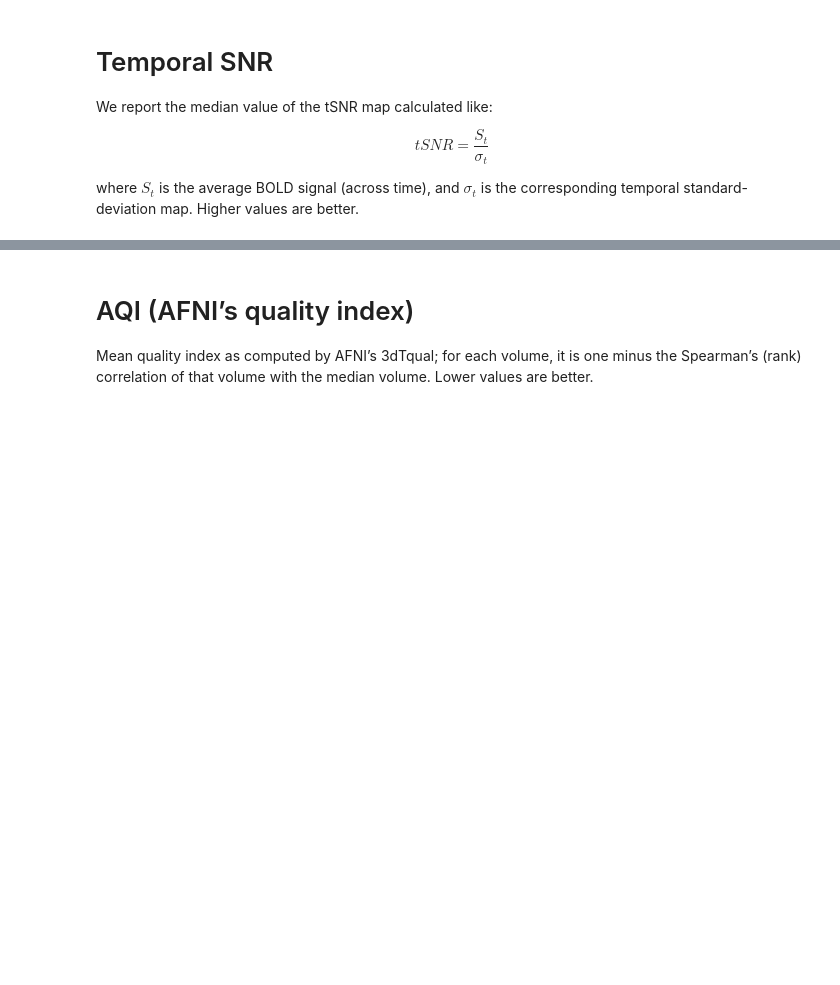
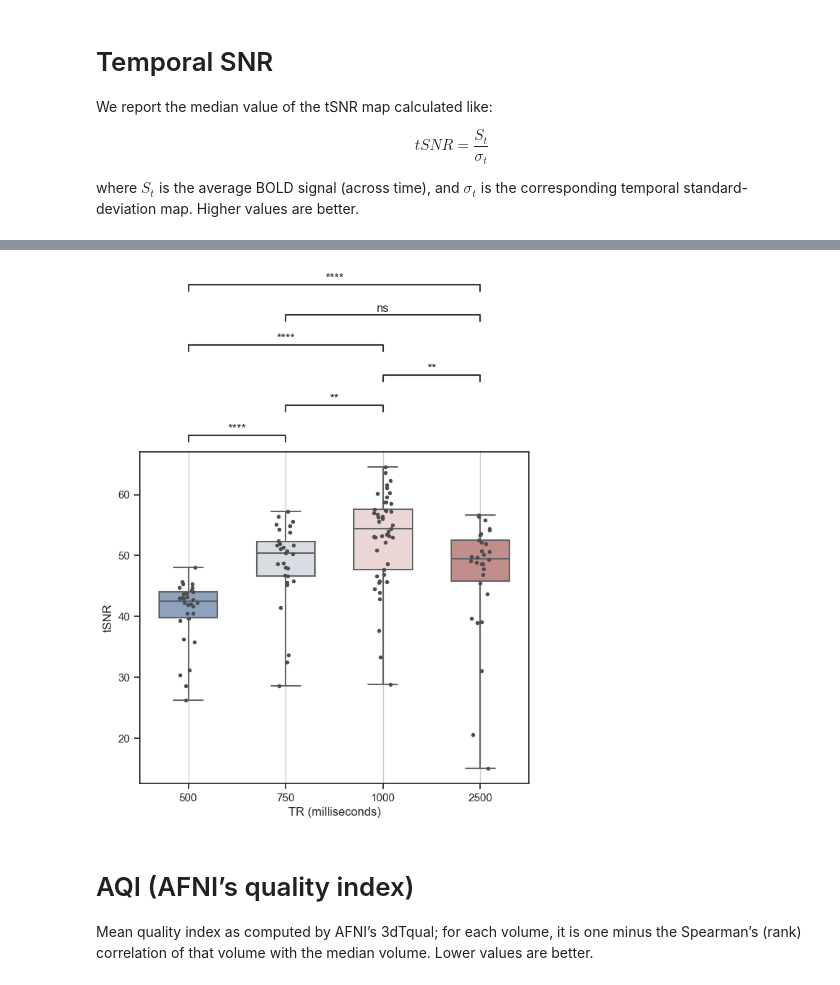
Before and after one commit to CIBIT-UC/vpmbtr, a Jupyter notebook: scripts/mriqc.ipynb, the cells around one changed output, grey strips where cells are left out. Cells and saved outputs as stored; diff of their text form; code cells hidden in the pictures; blank space fills up the shorter version.

```diff
--- a/scripts/mriqc.ipynb
+++ b/scripts/mriqc.ipynb
@@ -192,3 +186,8 @@ p-value annotation legend:
+# %%
+#| label: mriqc_tsnr
+f
+# %% [output]
+[figure, added]
 # %% [markdown]
 # AQI (AFNI’s quality index)
 Mean quality index as computed by AFNI’s 3dTqual; for each volume, it is one minus the Spearman’s (rank) correlation of that volume with the median volume. Lower values are better.
```
Also changed, not shown: parts of 8 cells of this notebook, 2 other files.
